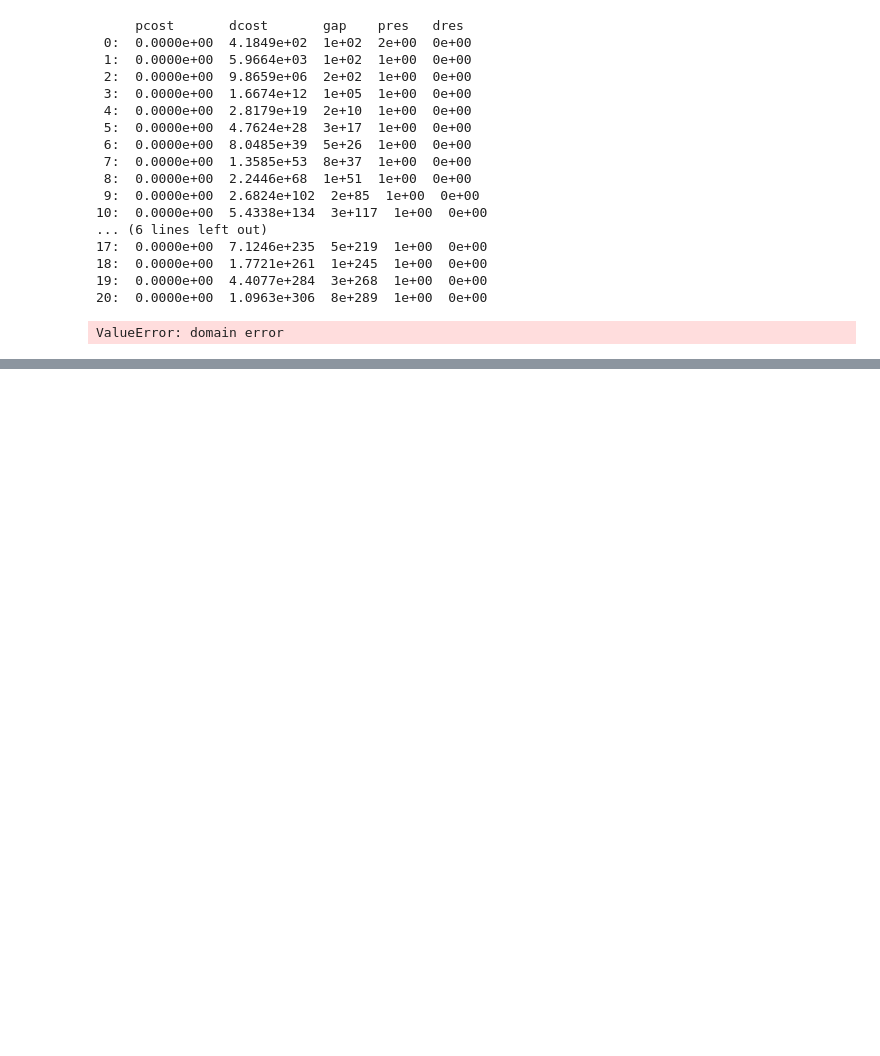
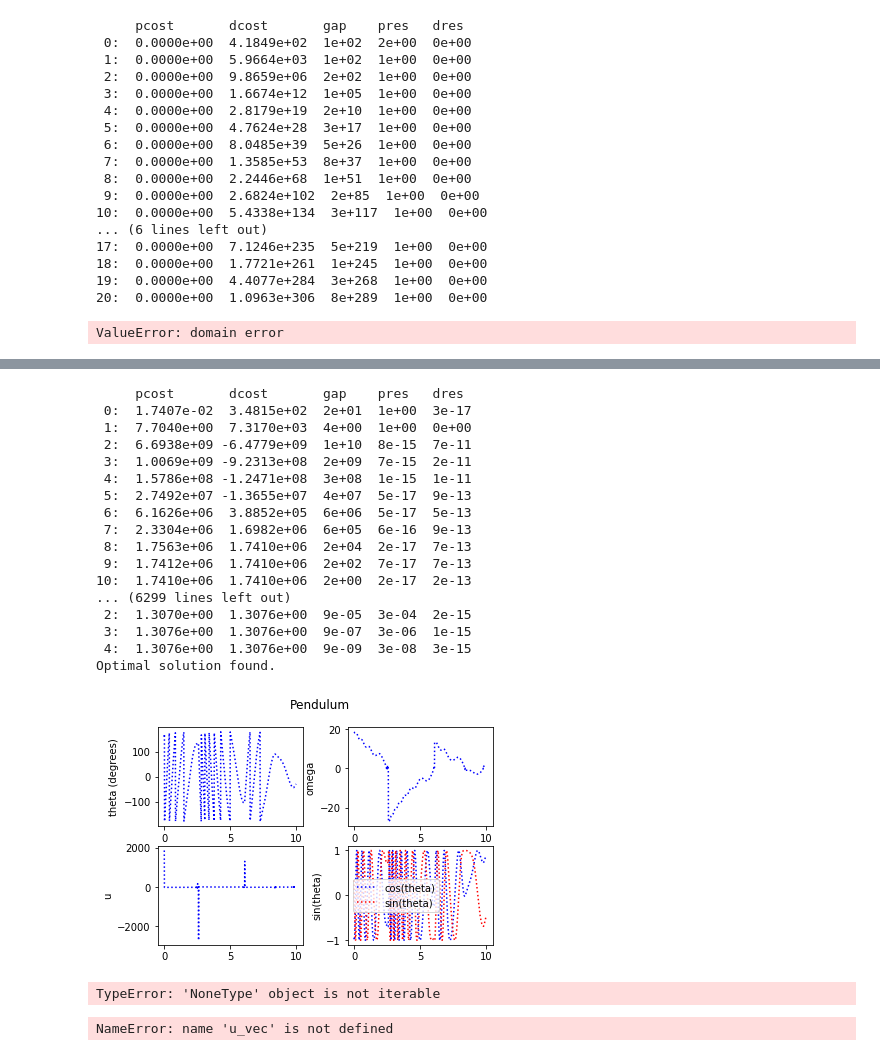
Before and after one commit to wecacuee/Bayesian_CBF, a Jupyter notebook: Untitled.ipynb, the cells around one changed output, grey strips where cells are left out. Saved outputs shown, nothing was run; the diff lists cells and outputs as text; code cells hidden in the pictures; blank space fills up the shorter version.

```diff
--- a/Untitled.ipynb
+++ b/Untitled.ipynb
@@ -167,0 +171,26 @@ matrix([[ 1.        ],
+# %%
+(damge_perc,time_vec,theta_vec,omega_vec,u_vec) = run_pendulum_experiment(control=control_cbf_clf)
+# %% [output]
+     pcost       dcost       gap    pres   dres
+ 0:  1.7407e-02  3.4815e+02  2e+01  1e+00  3e-17
+ 1:  7.7040e+00  7.3170e+03  4e+00  1e+00  0e+00
+ 2:  6.6938e+09 -6.4779e+09  1e+10  8e-15  7e-11
+ 3:  1.0069e+09 -9.2313e+08  2e+09  7e-15  2e-11
+ 4:  1.5786e+08 -1.2471e+08  3e+08  1e-15  1e-11
+ 5:  2.7492e+07 -1.3655e+07  4e+07  5e-17  9e-13
+ 6:  6.1626e+06  3.8852e+05  6e+06  5e-17  5e-13
+ 7:  2.3304e+06  1.6982e+06  6e+05  6e-16  9e-13
+ 8:  1.7563e+06  1.7410e+06  2e+04  2e-17  7e-13
+ 9:  1.7412e+06  1.7410e+06  2e+02  7e-17  7e-13
+10:  1.7410e+06  1.7410e+06  2e+00  2e-17  2e-13
+... (6299 lines left out)
+ 2:  1.3070e+00  1.3076e+00  9e-05  3e-04  2e-15
+ 3:  1.3076e+00  1.3076e+00  9e-07  3e-06  1e-15
+ 4:  1.3076e+00  1.3076e+00  9e-09  3e-08  3e-15
+Optimal solution found.
+[figure, added]
+TypeError: 'NoneType' object is not iterable
+# %%
+u_vec
+# %% [output]
+NameError: name 'u_vec' is not defined
```
Also changed, not shown: parts of 3 cells of this notebook, 1 other file.
